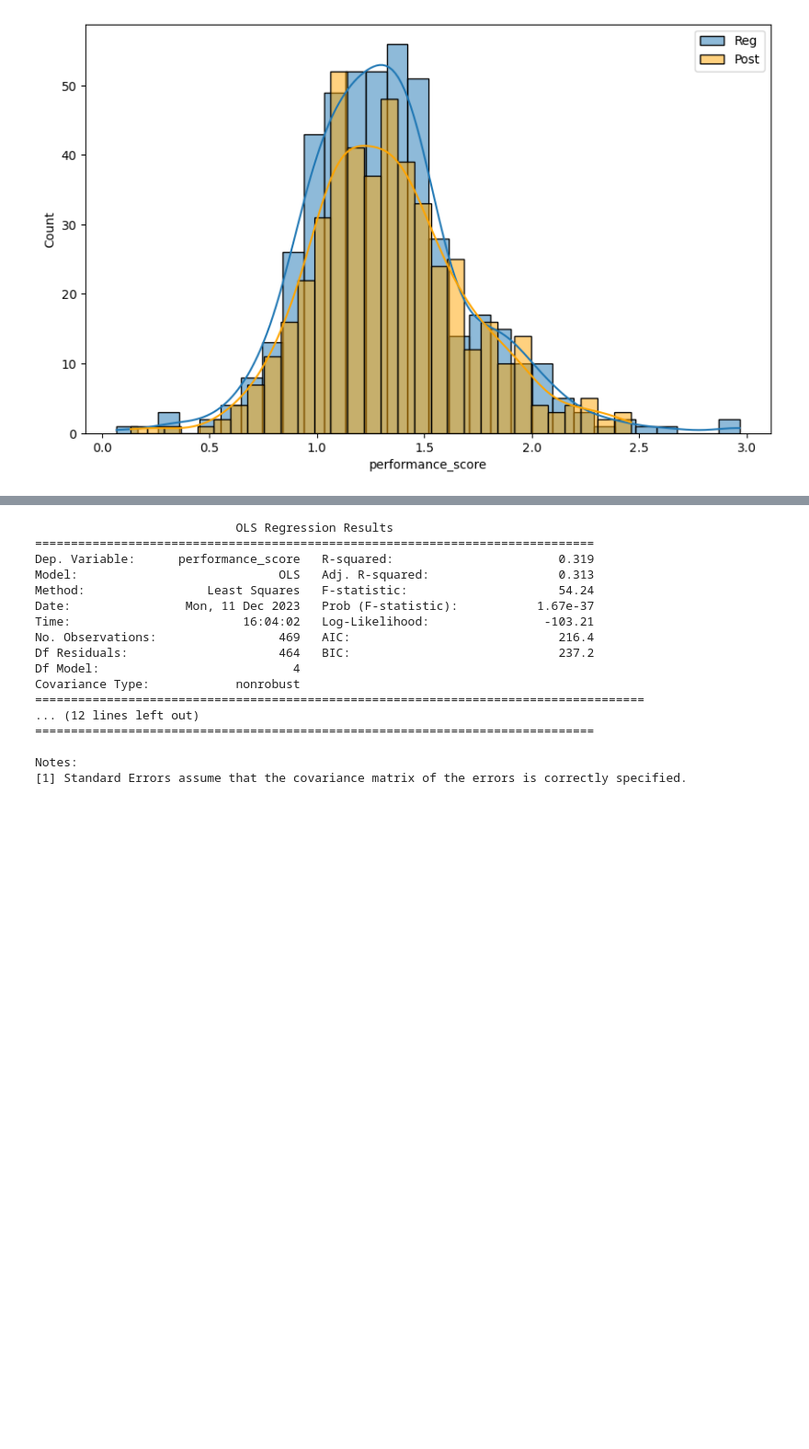
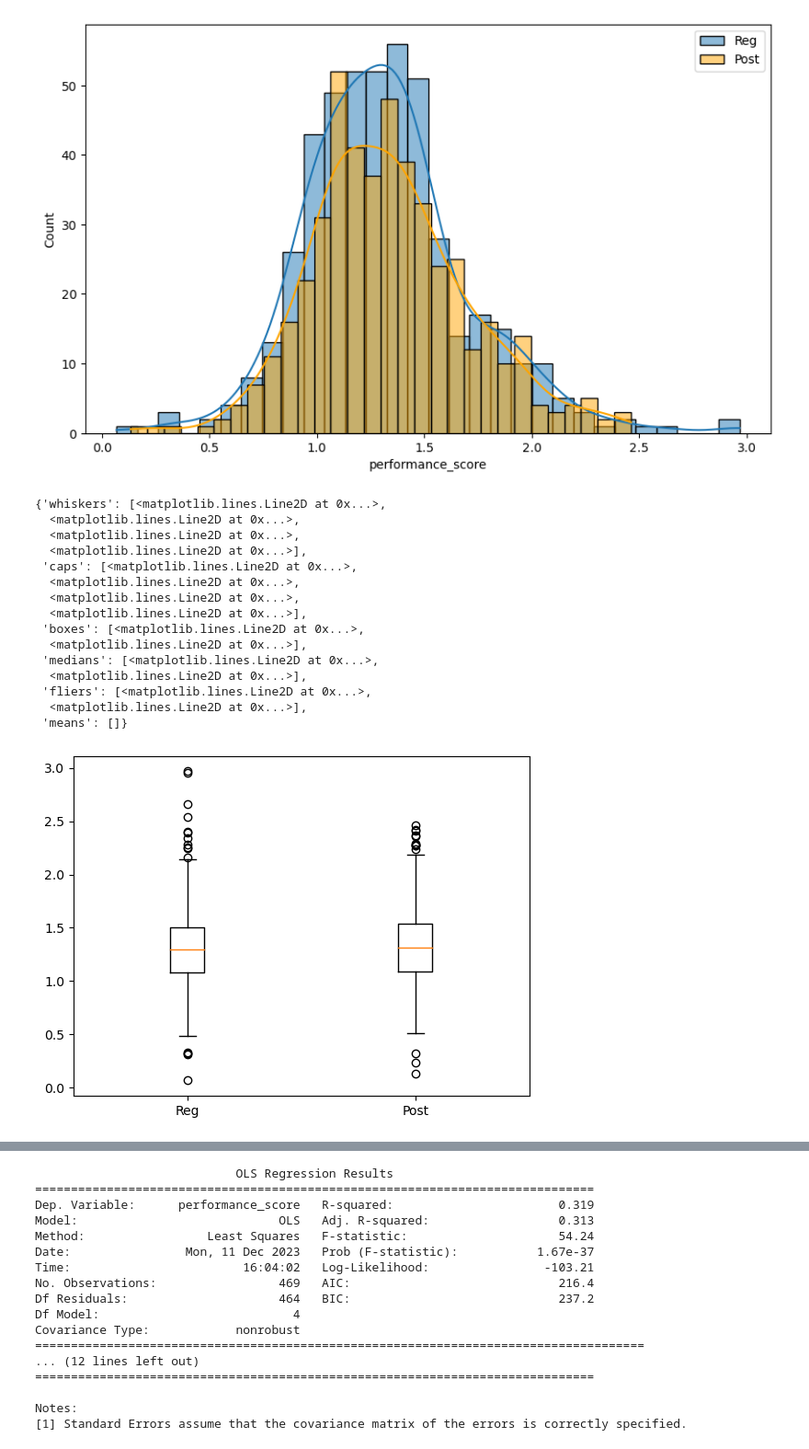
Before and after one commit to samthemanwise/Stat386Project, a Jupyter notebook: demo.ipynb, the cells around one changed output, grey strips where cells are left out. Shown: that part at 92% size. Drawn from its saved outputs; the diff is of its cells as text; code cells hidden in the pictures; blank space fills up the shorter version.

```diff
--- a/demo.ipynb
+++ b/demo.ipynb
@@ -11,6 +11,13 @@ from sklearn.preprocessing import MinMaxScaler
 # wrangle data module
 # %%
 # EDA
+
+#Read in master datasets
+
+final_reg_norm = pd.read_csv("reg_norm_metric.csv")
+final_post_norm = pd.read_csv("post_norm_metric.csv")
+
+#Histograms
 
 plt.figure(figsize=(10, 6))
 sns.histplot(data=final_reg_norm, x='performance_score', bins=30, kde=True, label='Reg')
@@ -19,3 +26,29 @@ plt.legend()
 plt.show()
 # %% [output]
 [figure]
+# %%
+#Boxplots
+
+# Assuming 'target_variable' is the variable you want to compare
+target_variable_reg = final_reg_norm['performance_score']
+target_variable_post = final_post_norm['performance_score']
+
+# Create a box plot
+plt.boxplot([target_variable_reg, target_variable_post], labels=['Reg', 'Post'])
+# %% [output]
+{'whiskers': [<matplotlib.lines.Line2D at 0x...>,
+  <matplotlib.lines.Line2D at 0x...>,
+  <matplotlib.lines.Line2D at 0x...>,
+  <matplotlib.lines.Line2D at 0x...>],
+ 'caps': [<matplotlib.lines.Line2D at 0x...>,
+  <matplotlib.lines.Line2D at 0x...>,
+  <matplotlib.lines.Line2D at 0x...>,
+  <matplotlib.lines.Line2D at 0x...>],
+ 'boxes': [<matplotlib.lines.Line2D at 0x...>,
+  <matplotlib.lines.Line2D at 0x...>],
+ 'medians': [<matplotlib.lines.Line2D at 0x...>,
+  <matplotlib.lines.Line2D at 0x...>],
+ 'fliers': [<matplotlib.lines.Line2D at 0x...>,
+  <matplotlib.lines.Line2D at 0x...>],
+ 'means': []}
+[figure, added]
```
Also changed, not shown: parts of 1 cell of this notebook, 1 other file.
